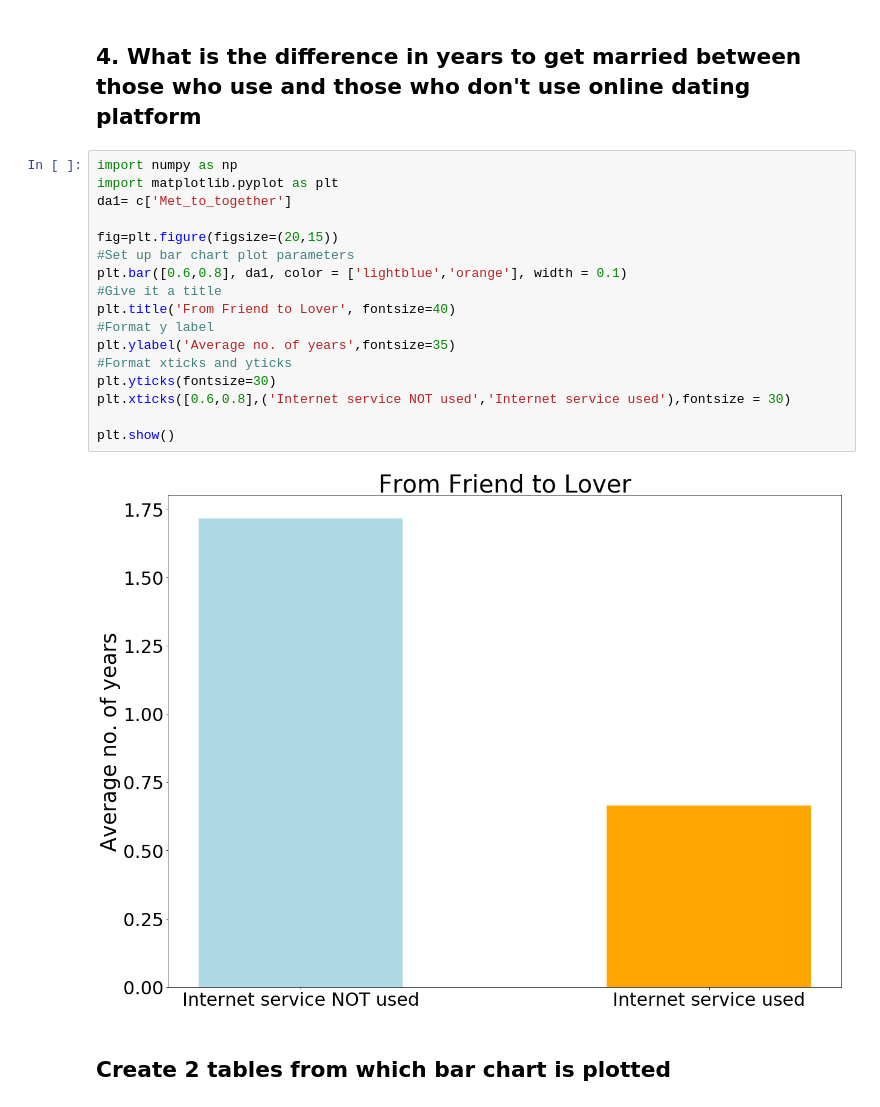
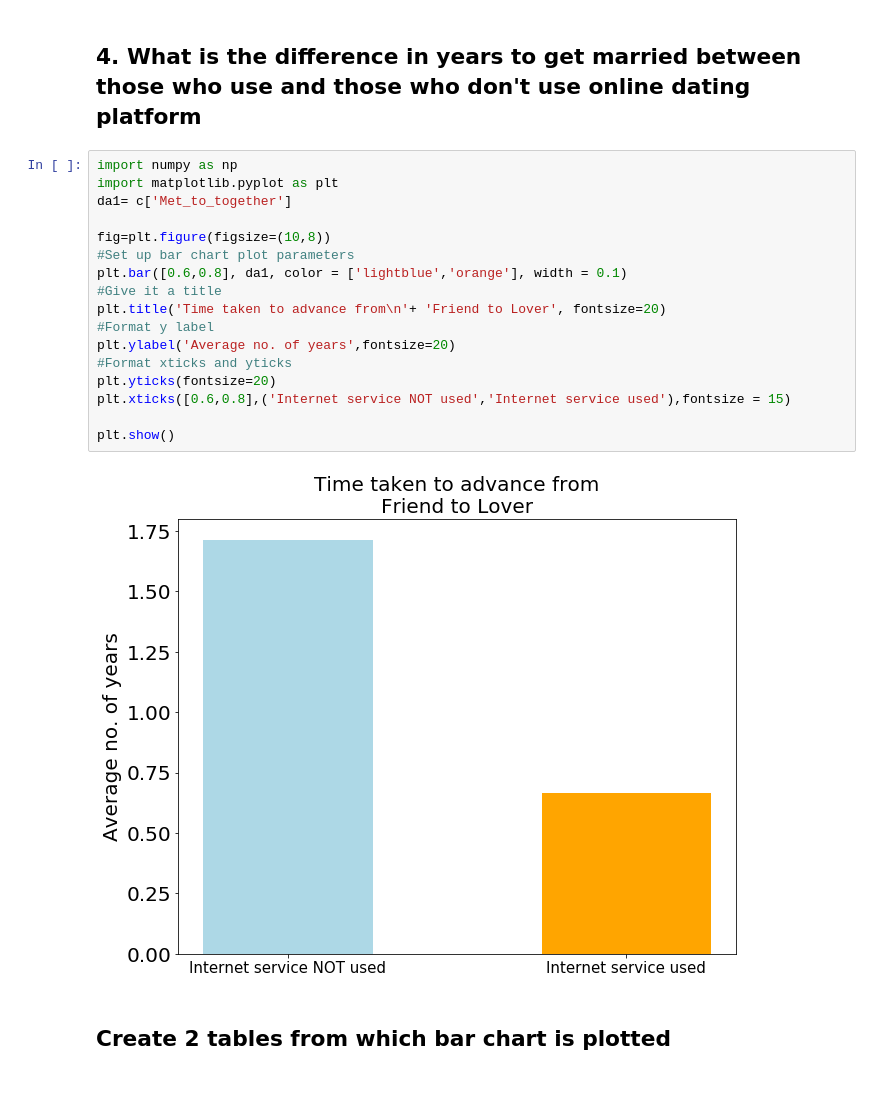
Before and after one commit to chunsang0126/your-own-project, a Jupyter notebook: Analysis 1.ipynb, the cells around one changed output. Saved outputs shown, nothing was run; the diff lists cells and outputs as text.

```diff
--- a/Analysis 1.ipynb
+++ b/Analysis 1.ipynb
@@ -150,22 +150,22 @@ plt.show()
 # %%
 import numpy as np
 import matplotlib.pyplot as plt
 da1= c['Met_to_together']
 
-fig=plt.figure(figsize=(20,15))
+fig=plt.figure(figsize=(10,8))
 #Set up bar chart plot parameters
 plt.bar([0.6,0.8], da1, color = ['lightblue','orange'], width = 0.1)
 #Give it a title
-plt.title('From Friend to Lover', fontsize=40)
+plt.title('Time taken to advance from\n'+ 'Friend to Lover', fontsize=20)
 #Format y label
-plt.ylabel('Average no. of years',fontsize=35)
+plt.ylabel('Average no. of years',fontsize=20)
 #Format xticks and yticks
-plt.yticks(fontsize=30)
-plt.xticks([0.6,0.8],('Internet service NOT used','Internet service used'),fontsize = 30)
+plt.yticks(fontsize=20)
+plt.xticks([0.6,0.8],('Internet service NOT used','Internet service used'),fontsize = 15)
 
 plt.show()
 # %% [output]
-[figure, old version]
+[figure, new version]
 # %% [markdown]
 ## Create 2 tables from which bar chart is plotted
 # %%
```
Also changed, not shown: parts of 3 cells of this notebook.
